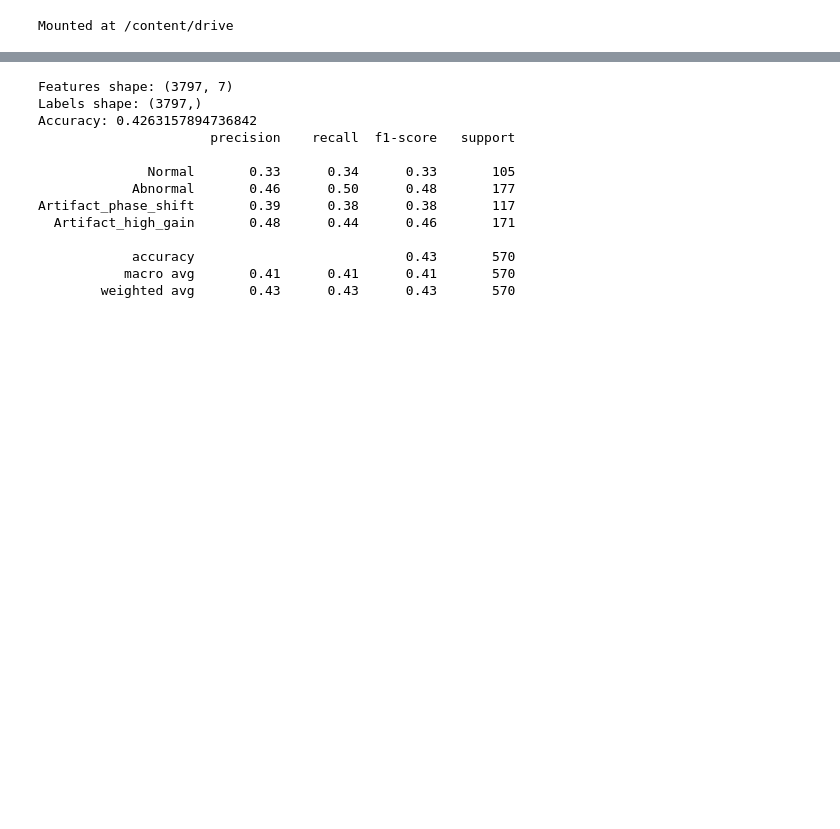
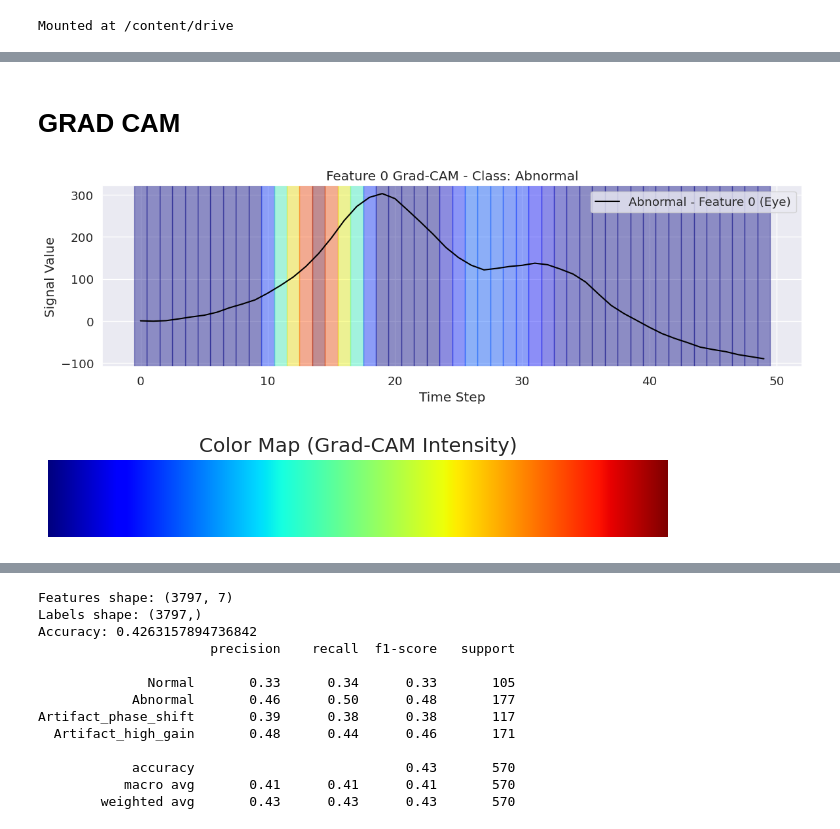
Before and after one commit to makarova-anna/COURSE_WORK_MSU_AI, a Jupyter notebook: Project_DL_Makarova_Anna.ipynb, the cells around one changed output, grey strips where cells are left out. Cells and saved outputs as stored; diff of their text form; code cells hidden in the pictures; blank space fills up the shorter version.

```diff
--- a/Project_DL_Makarova_Anna.ipynb
+++ b/Project_DL_Makarova_Anna.ipynb
@@ -224,0 +227,2 @@ Artifact_phase_shift       0.90      0.90      0.90       117
+# %% [markdown]
+# GRAD CAM
@@ -224,0 +271,32 @@ Artifact_phase_shift       0.90      0.90      0.90       117
+# %%
+    sample_idx = 0
+    sample_input = torch.tensor(x_test[sample_idx], dtype=torch.float32).to(DEVICE)
+    sample_label = torch.argmax(torch.tensor(y_test[sample_idx])).item()
+    gradcam = GradCAM(model, model.conv4)
+    cam = gradcam.generate(sample_input, target_class=sample_label)
+
+    feature_data = x_test[sample_idx][:50]
+    cam_resized = np.interp(np.linspace(0, len(cam) - 1, num=50), np.arange(len(cam)), cam)
+    cam_norm = (cam_resized - cam_resized.min()) / (cam_resized.max() - cam_resized.min())
+
+    fig, ax = plt.subplots(figsize=(12, 4))
+    ax.plot(feature_data, label=f'{LABELS[sample_label]} - Feature 0 (Eye)', color='black')
+    for t in range(50):
+        ax.axvspan(t - 0.5, t + 0.5, color=plt.cm.jet(cam_norm[t]), alpha=0.4)
+    ax.set_title(f"Feature 0 Grad-CAM - Class: {LABELS[sample_label]}")
+    ax.set_xlabel("Time Step")
+    ax.set_ylabel("Signal Value")
+    ax.legend()
+    plt.tight_layout()
+    plt.show()
+
+    gradient = np.linspace(0, 1, 256).reshape(1, -1)
+    gradient = np.vstack([gradient, gradient])
+    fig, ax = plt.subplots(figsize=(8, 1))
+    ax.imshow(gradient, aspect='auto', cmap='jet')
+    ax.set_title('Color Map (Grad-CAM Intensity)')
+    ax.set_axis_off()
+    plt.show()
+# %% [output]
+[figure, added]
+[figure, added]
```
Also changed, not shown: parts of 75 cells of this notebook.
